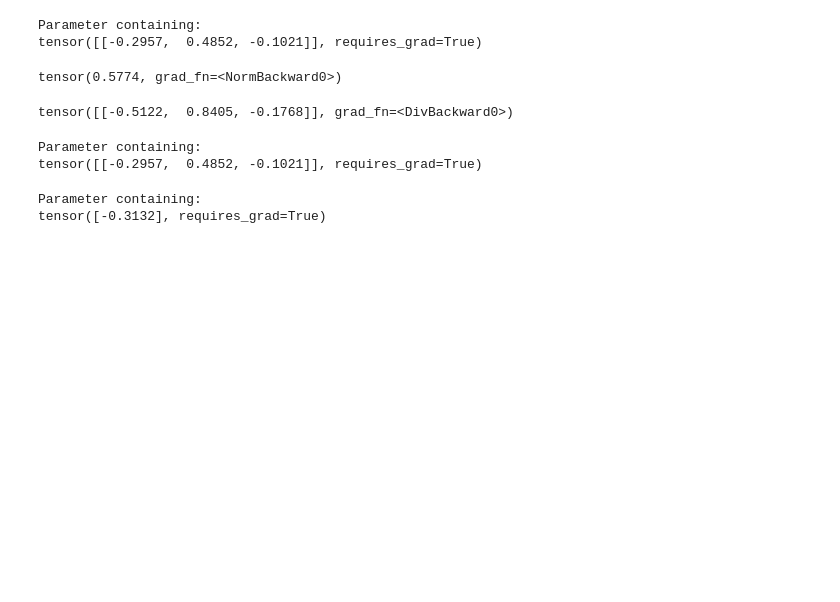
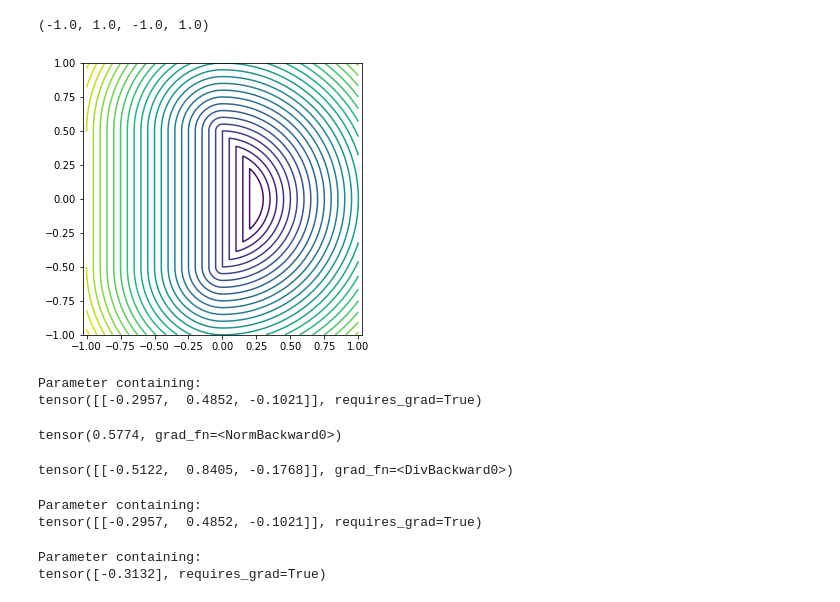
Before and after one commit to jdebecdelievre/bco, a Jupyter notebook: bco/Untitled.ipynb, the cells around one changed output. Cells and saved outputs as stored; diff of their text form; code cells hidden in the pictures; blank space fills up the shorter version.

```diff
--- a/bco/Untitled.ipynb
+++ b/bco/Untitled.ipynb
@@ -12,3 +26,38 @@ from bco.training import default_params
+# %%
+def project_plane(X1, X2):
+    feasible = X1 >= 0
+    return X1 * feasible, X2
+
+def project_circle(X1, X2):
+    nrm = np.sqrt(X1**2 + X2**2)
+    feasible = nrm <= 0.5
+    return X1 / nrm /2 * (1-feasible) + X1 * feasible, X2 / nrm/2 * (1-feasible) + X2 * feasible
+# %%
+N = 1000
+X1, X2 = np.meshgrid(np.linspace(-1,1,N), np.linspace(-1,1,N))
+X1_ = np.copy(X1)
+X2_ = np.copy(X2)
+for i in range(10):
+    X1, X2 = project_plane(X1, X2)
+    X1, X2 = project_circle(X1, X2)
+sqJ = np.sqrt((X1-X1_)**2 + (X2-X2_)**2)
+classes = sqJ < 1e-6
+
+
+X1_c, X2_c = project_circle(X1_, X2_)
+X1_p, X2_p = project_plane(X1_, X2_)
+sqJ_p = np.sqrt(X1_**2)
+sqJ_c = 1/2 - np.sqrt(X1_**2 + X2_**2)
+sqJ_in = np.minimum(sqJ_p, sqJ_c)
+
+sqJ = sqJ * (1-classes) - sqJ_in * classes
+# %%
+plt.figure(figsize=(5,5))
+plt.contour(X1_,X2_,sqJ, 30)
+plt.axis('equal')
+# %% [output]
+(-1.0, 1.0, -1.0, 1.0)
+[figure, added]
 # %%
 default_params['model']['input_size'] = 2
 default_params['model']['per_epoch_proj']['turned_on'] = True
```
Also changed, not shown: parts of 4 cells of this notebook, 14 other files.
